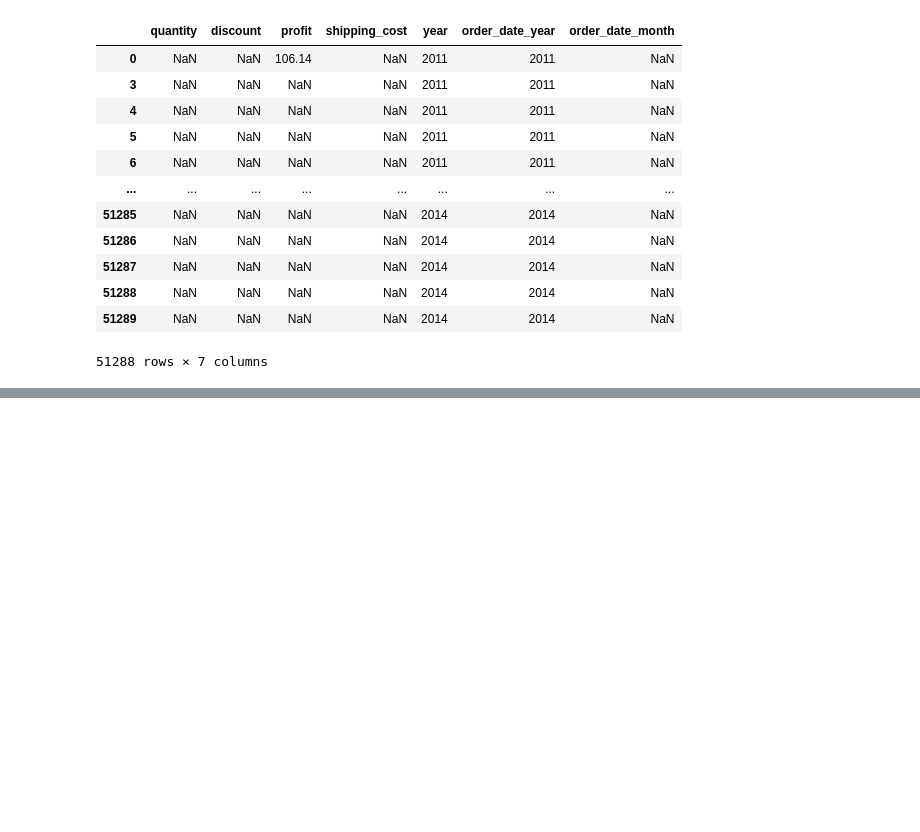
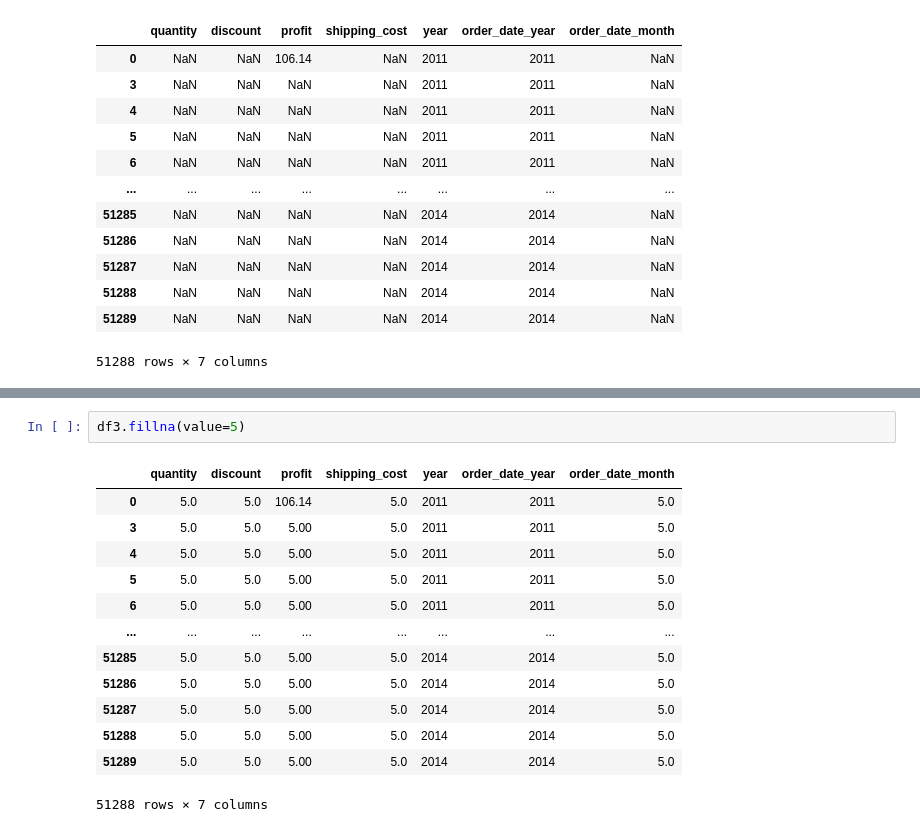
Before and after one commit to pranshuchaurasia/data-science-bootcamp, a Jupyter notebook: python-advanced/pandas_class2.ipynb, the cells around one changed output, grey strips where cells are left out. Saved outputs shown, nothing was run; the diff lists cells and outputs as text; blank space fills up the shorter version.

```diff
--- a/python-advanced/pandas_class2.ipynb
+++ b/python-advanced/pandas_class2.ipynb
@@ -559,0 +592,16 @@ df3
+# %%
+df3.fillna(value=5)
+# %% [output]
+|  | quantity | discount | profit | shipping_cost | year | order_date_year | order_date_month |
+| 0 | 5.0 | 5.0 | 106.14 | 5.0 | 2011 | 2011 | 5.0 |
+| 3 | 5.0 | 5.0 | 5.00 | 5.0 | 2011 | 2011 | 5.0 |
+| 4 | 5.0 | 5.0 | 5.00 | 5.0 | 2011 | 2011 | 5.0 |
+| 5 | 5.0 | 5.0 | 5.00 | 5.0 | 2011 | 2011 | 5.0 |
+| 6 | 5.0 | 5.0 | 5.00 | 5.0 | 2011 | 2011 | 5.0 |
+| ... | ... | ... | ... | ... | ... | ... | ... |
+| 51285 | 5.0 | 5.0 | 5.00 | 5.0 | 2014 | 2014 | 5.0 |
+| 51286 | 5.0 | 5.0 | 5.00 | 5.0 | 2014 | 2014 | 5.0 |
+| 51287 | 5.0 | 5.0 | 5.00 | 5.0 | 2014 | 2014 | 5.0 |
+| 51288 | 5.0 | 5.0 | 5.00 | 5.0 | 2014 | 2014 | 5.0 |
+| 51289 | 5.0 | 5.0 | 5.00 | 5.0 | 2014 | 2014 | 5.0 |
+51288 rows × 7 columns
```
Also changed, not shown: parts of 4 cells of this notebook.
